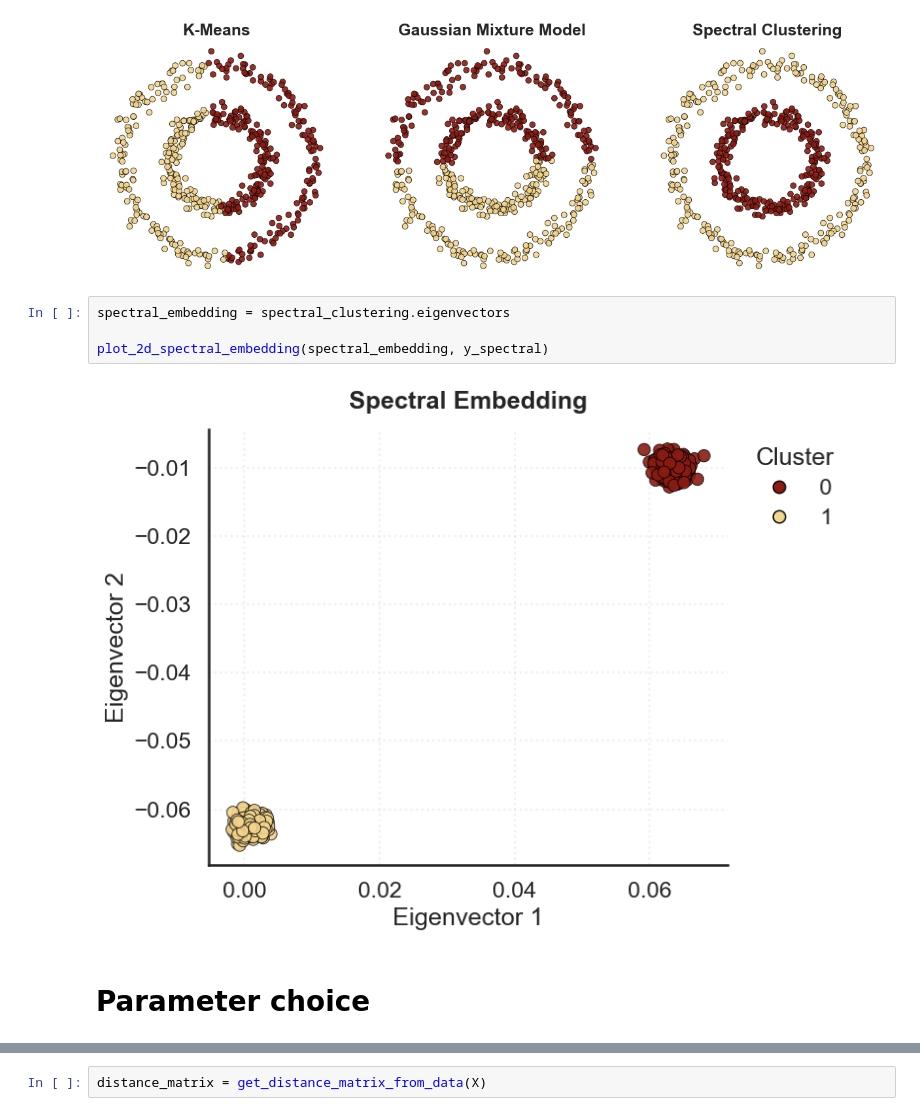
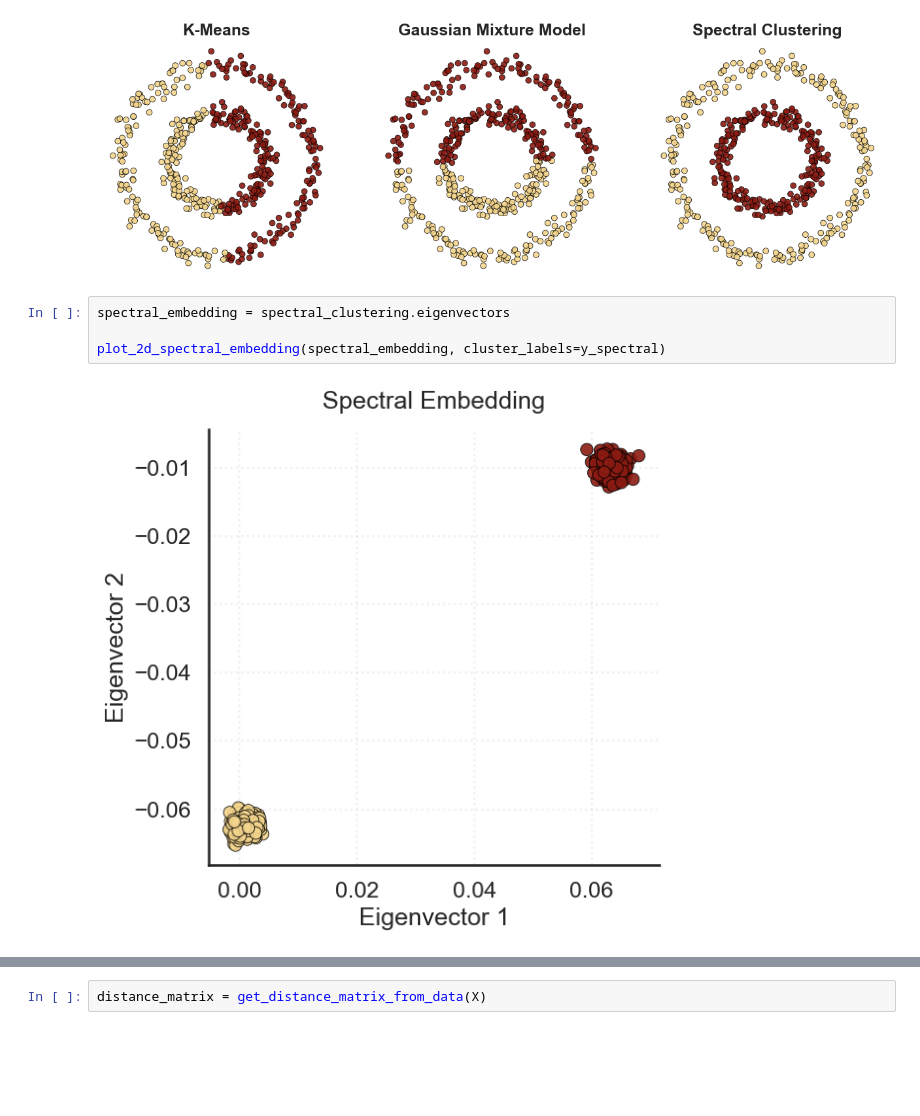
Before and after one commit to vladimirminaev/spectral_clustering, a Jupyter notebook: Notebooks/Vladimir/presentation.ipynb, the cells around one changed output, grey strips where cells are left out. Saved outputs shown, nothing was run; the diff lists cells and outputs as text; blank space fills up the shorter version.

Commit message:
Generating charts for the presentation

```diff
--- a/Notebooks/Vladimir/presentation.ipynb
+++ b/Notebooks/Vladimir/presentation.ipynb
@@ -82,8 +85,6 @@ plt.show()
 # %%
 spectral_embedding = spectral_clustering.eigenvectors
 
-plot_2d_spectral_embedding(spectral_embedding, y_spectral)
+plot_2d_spectral_embedding(spectral_embedding, cluster_labels=y_spectral)
 # %% [output]
-[figure, old version]
+[figure, new version]
-# %% [markdown]
-# Parameter choice
```
Also changed, not shown: parts of 20 cells of this notebook, 3 other files.
